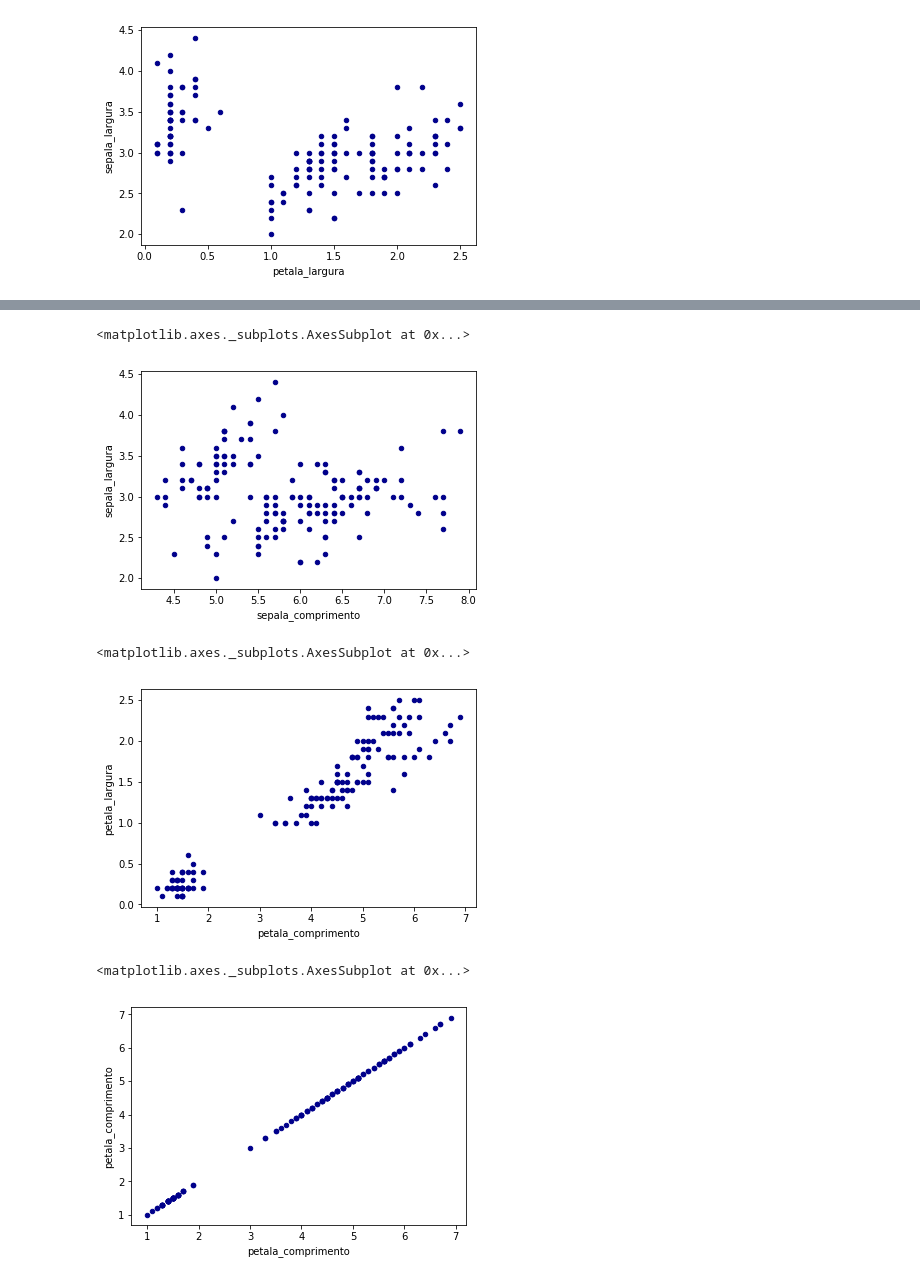
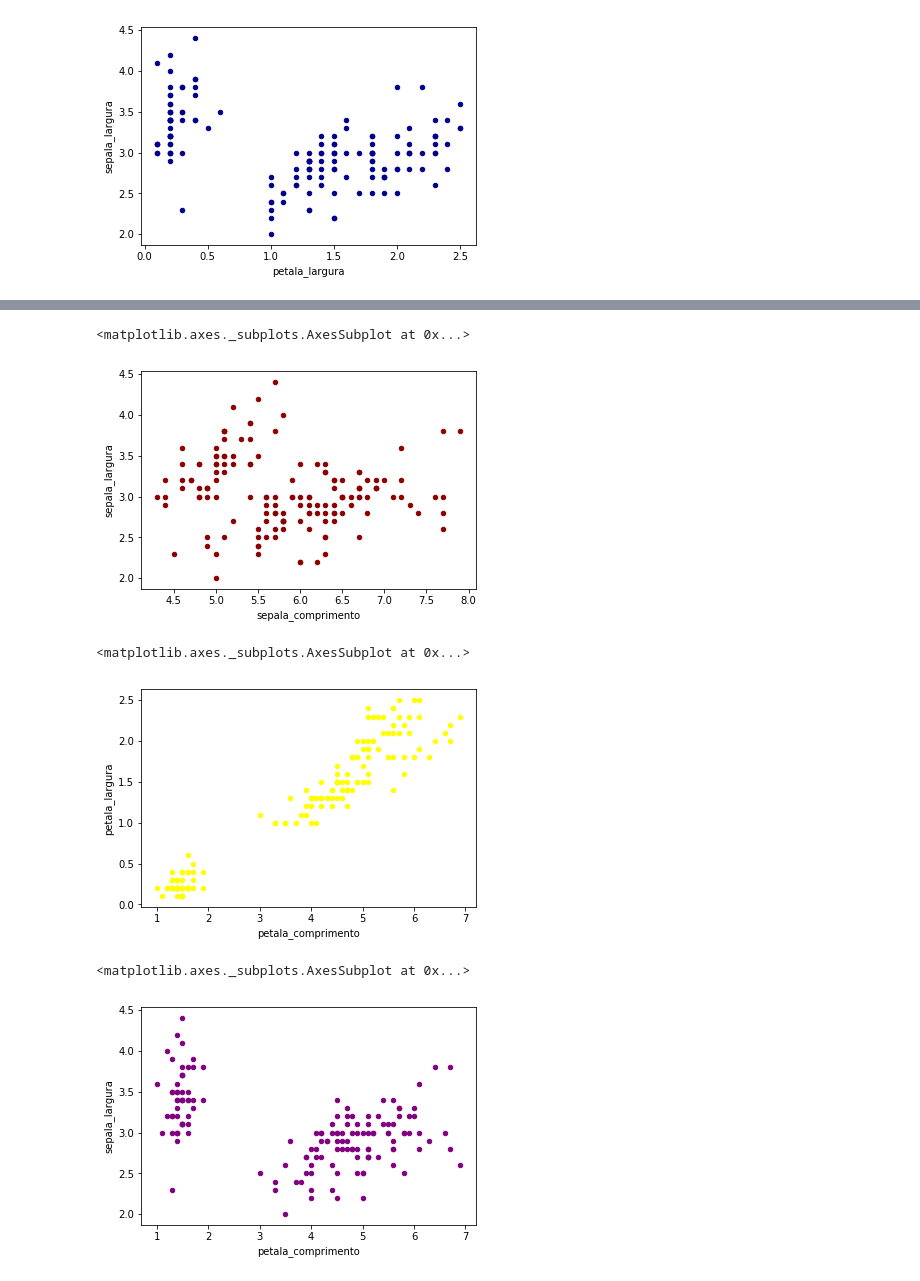
Before and after one commit to nativanando/masters-degree, a Jupyter notebook: mineracao-de-dados/iris-dataset/iris.ipynb, the cells around one changed output, grey strips where cells are left out. Cells and saved outputs as stored; diff of their text form; code cells hidden in the pictures.

```diff
--- a/mineracao-de-dados/iris-dataset/iris.ipynb
+++ b/mineracao-de-dados/iris-dataset/iris.ipynb
@@ -77,15 +77,15 @@ petala_largura            1.000000
 # %%
-df.plot.scatter(x='sepala_comprimento', y='sepala_largura', color='DarkBlue')
+df.plot.scatter(x='sepala_comprimento', y='sepala_largura', color='DarkRed')
 # %% [output]
 <matplotlib.axes._subplots.AxesSubplot at 0x...>
-[figure, old version]
+[figure, new version]
 # %%
-df.plot.scatter(x='petala_comprimento', y='petala_largura', color='DarkBlue')
+df.plot.scatter(x='petala_comprimento', y='petala_largura', color='Yellow')
 # %% [output]
 <matplotlib.axes._subplots.AxesSubplot at 0x...>
-[figure, old version]
+[figure, new version]
 # %%
-df.plot.scatter(x='petala_comprimento', y='petala_comprimento', color='DarkBlue')
+df.plot.scatter(x='petala_comprimento', y='sepala_largura', color='Purple')
 # %% [output]
 <matplotlib.axes._subplots.AxesSubplot at 0x...>
-[figure, old version]
+[figure, new version]
```
Also changed, not shown: parts of 8 cells of this notebook, 1 other file.
